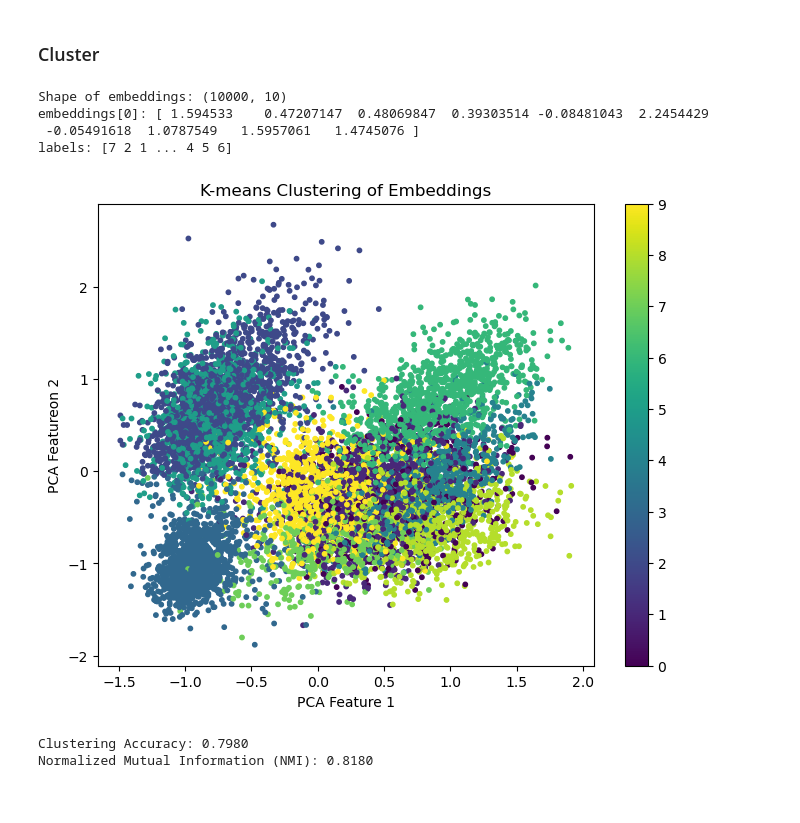
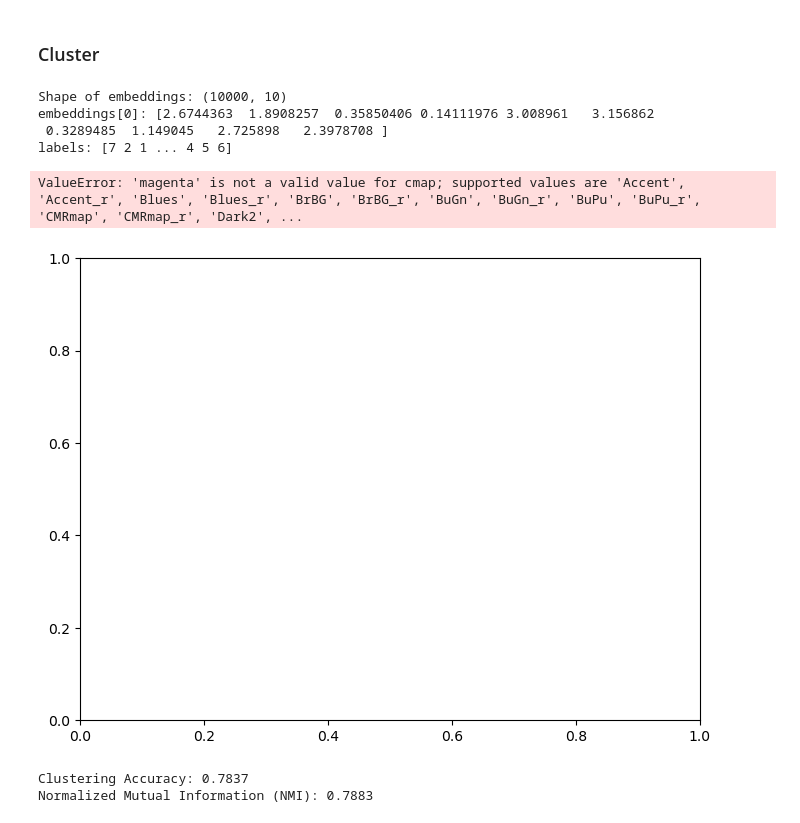
Before and after one commit to C7A7A/audio_clustering_autoencoder, a Jupyter notebook: notebooks/05_autoencoder.ipynb, the cells around one changed output. Saved outputs shown, nothing was run; the diff lists cells and outputs as text; code cells hidden in the pictures.

```diff
--- a/notebooks/autoencoder.ipynb
+++ b/notebooks/05_autoencoder.ipynb
@@ -16,7 +16,7 @@ FEATURE_NAME = "spectrogram"
 LATENT_DIM = [9, 128, 1024]
 
 # epochs for ConvAE pretraining
-EPOCHS_AE = 500
+EPOCHS_AE = 50
 
 # epochs for DCEC training
 # EPOCHS_DCEC = 10_000
@@ -1172,8 +1172,8 @@ print(f"embeddings[0]: {embeddings[0]}")
 print(f"labels: {true_labels}")
 # %% [output]
 Shape of embeddings: (10000, 10)
-embeddings[0]: [ 1.594533    0.47207147  0.48069847  0.39303514 -0.08481043  2.2454429
- -0.05491618  1.0787549   1.5957061   1.4745076 ]
+embeddings[0]: [2.6744363  1.8908257  0.35850406 0.14111976 3.008961   3.156862
+ 0.3289485  1.149045   2.725898   2.3978708 ]
 labels: [7 2 1 ... 4 5 6]
 # %%
 # Number of clusters
@@ -1185,17 +1185,18 @@ predicted_labels = kmeans.fit_predict(embeddings)
 # %%
 pca = PCA(n_components=2)
 embeddings_pca = pca.fit_transform(embeddings)
 
 # Plotting the clusters
 plt.figure(figsize=(8, 6))
-plt.scatter(embeddings_pca[:, 0], embeddings_pca[:, 1], c=predicted_labels, cmap='viridis', s=10)
+plt.scatter(embeddings_pca[:, 0], embeddings_pca[:, 1], c=predicted_labels, cmap='magenta', s=10)
 plt.colorbar()
 plt.title('K-means Clustering of Embeddings')
 plt.xlabel('PCA Feature 1')
 plt.ylabel('PCA Featureon 2')
 plt.show()
 # %% [output]
+ValueError: 'magenta' is not a valid value for cmap; supported values are 'Accent', 'Accent_r', 'Blues', 'Blues_r', 'BrBG', 'BrBG_r', 'BuGn', 'BuGn_r', 'BuPu', 'BuPu_r', 'CMRmap', 'CMRmap_r', 'Dark2', ...
-[figure, old version]
+[figure, new version]
 # %%
 def compute_cluster_purity(true_labels, predicted_labels, num_true_clusters, num_predicted_clusters):
     purity_matrix = np.zeros((num_true_clusters, num_predicted_clusters))
@@ -1241,8 +1242,8 @@ print(f"Clustering Accuracy: {accuracy:.4f}")
 nmi = normalized_mutual_info_score(true_labels, predicted_labels)
 print(f"Normalized Mutual Information (NMI): {nmi:.4f}")
 # %% [output]
-Clustering Accuracy: 0.7980
-Normalized Mutual Information (NMI): 0.8180
+Clustering Accuracy: 0.7837
+Normalized Mutual Information (NMI): 0.7883
 # %%
 # mnist_DCEC_model, mnist_DCEC_results = train_dcec(
 #     autoencoder=mnist_model,
```
Also changed, not shown: parts of 2 cells of this notebook, 5 other files.
